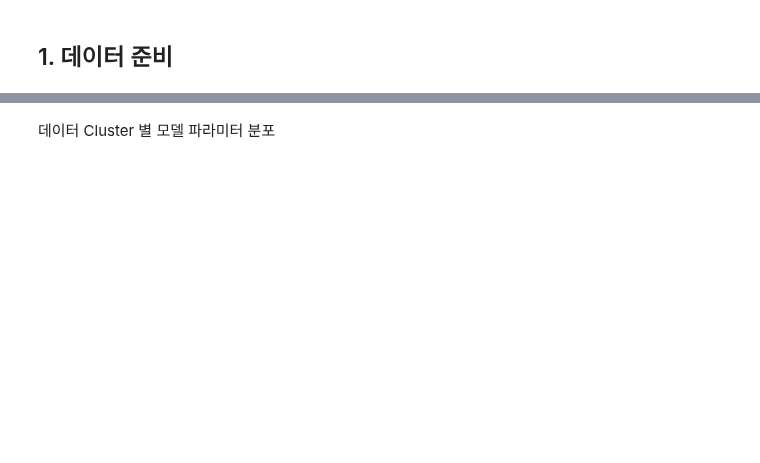
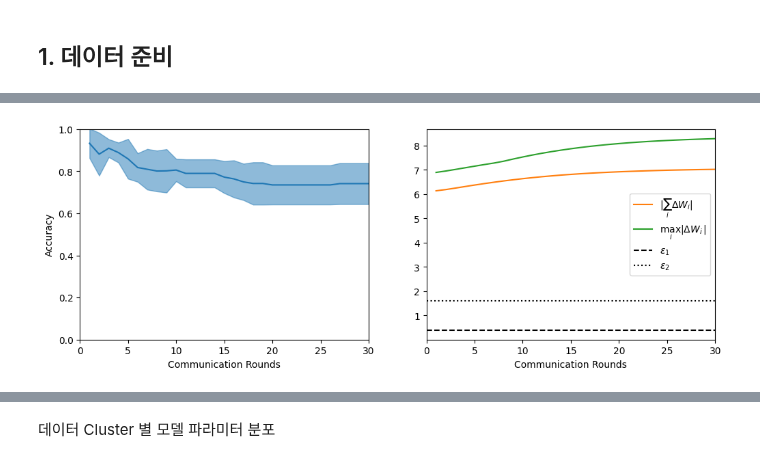
Before and after one commit to yangbaechu/FD-with-Label-Based-Group-Structure, a Jupyter notebook: clustered_federated_learning.ipynb, the cells around one changed output, grey strips where cells are left out. Saved outputs shown, nothing was run; the diff lists cells and outputs as text; code cells hidden in the pictures; blank space fills up the shorter version.

Commit message:
iterate over different client's data experiment

```diff
--- a/clustered_federated_learning.ipynb
+++ b/clustered_federated_learning.ipynb
@@ -33 +25,10 @@ MNIST dataset
+# %%
+COMMUNICATION_ROUNDS = 50
+EPS_1 = 0.4
+EPS_2 = 1.6
+N_CLIENTS = 9
+
+total_client_data = 1000
+data_per_class = 50
+ALPHA = 1
 # %%
@@ -77,11 +39,0 @@ clients = [Client(ConvNet, lambda x : torch.optim.SGD(x, lr=0.1, momentum=0.9),
-# %%
-for client in [clients[5], clients[0]]:
-    x, y = iter(client.train_loader).next()
-
-    print("Client {}:".format(client.id))
-    plt.figure(figsize=(15,2))
-    for i in range(10):
-        plt.subplot(1,10,i+1)
-        plt.imshow(x[i,0].numpy().T, cmap="Greys")
-        plt.title("Label: {}".format(mapp[y[i].item()]))
-    plt.show()
@@ -234,0 +173,32 @@ print(client_acc_final, global_acc_final)
+# %%
+# Define the directory where you want to save the results
+save_dir = 'results/data_amount'
+os.makedirs(save_dir, exist_ok=True)  # Create directory if it doesn't exist
+
+# Define the different total_client_data values
+total_client_data_values = [100, 200, 500]
+
+results = {}
+
+# Loop over the total_client_data values
+for total_client_data in total_client_data_values:
+    # Call the function and save the results
+    client_acc_after_distill, global_acc_after_distill, client_acc_final, global_acc_final = do_experiments(
+        total_client_data=total_client_data,
+        data_per_class=data_per_class,
+        ALPHA=ALPHA
+    )
+
+    # Save the results in the results dictionary
+    results[total_client_data] = {
+        'client_acc_after_distill': client_acc_after_distill,
+        'global_acc_after_distill': global_acc_after_distill,
+        'client_acc_final': client_acc_final,
+        'global_acc_final': global_acc_final
+    }
+
+# Save the results dictionary to disk
+with open(os.path.join(save_dir, 'results.pkl'), 'wb') as f:
+    pickle.dump(results, f)
+# %% [output]
+[figure, added]
```
Also changed, not shown: parts of 17 cells of this notebook.
